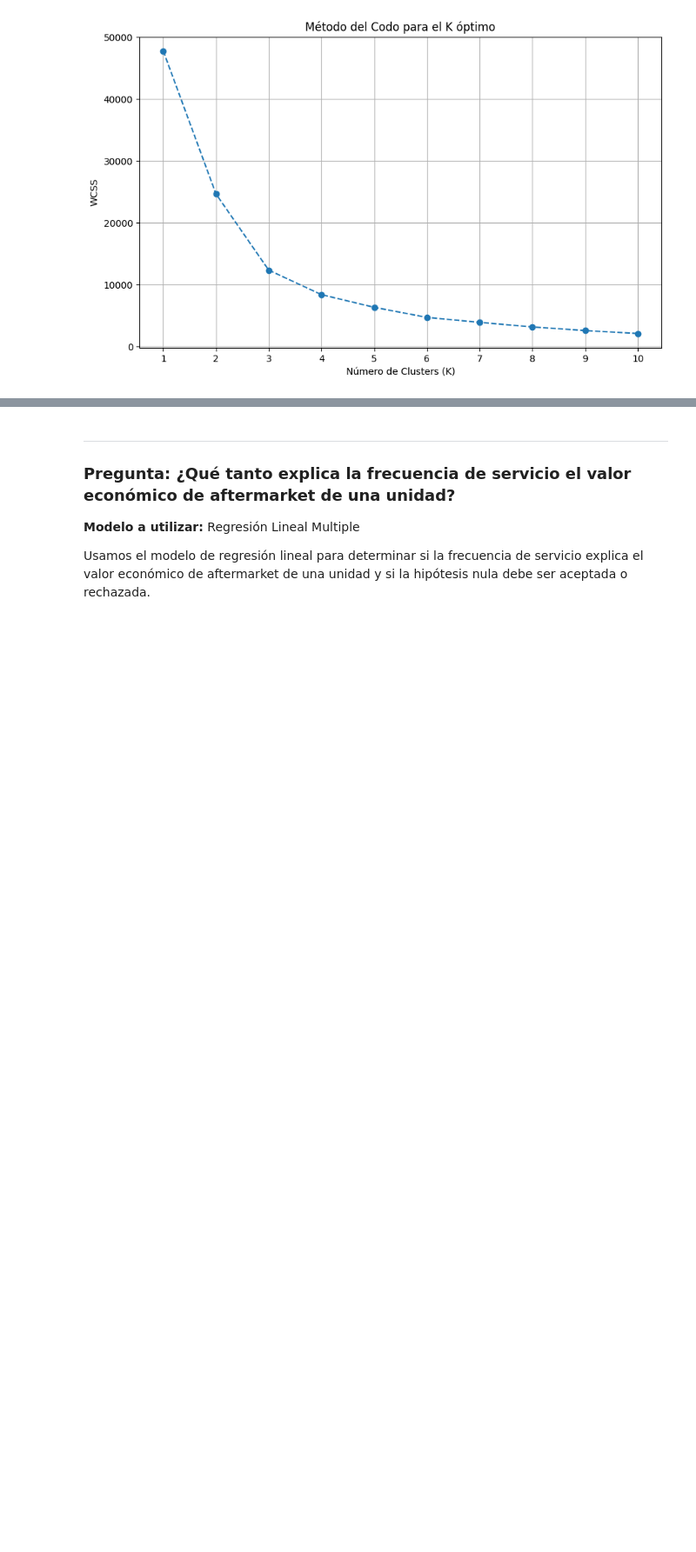
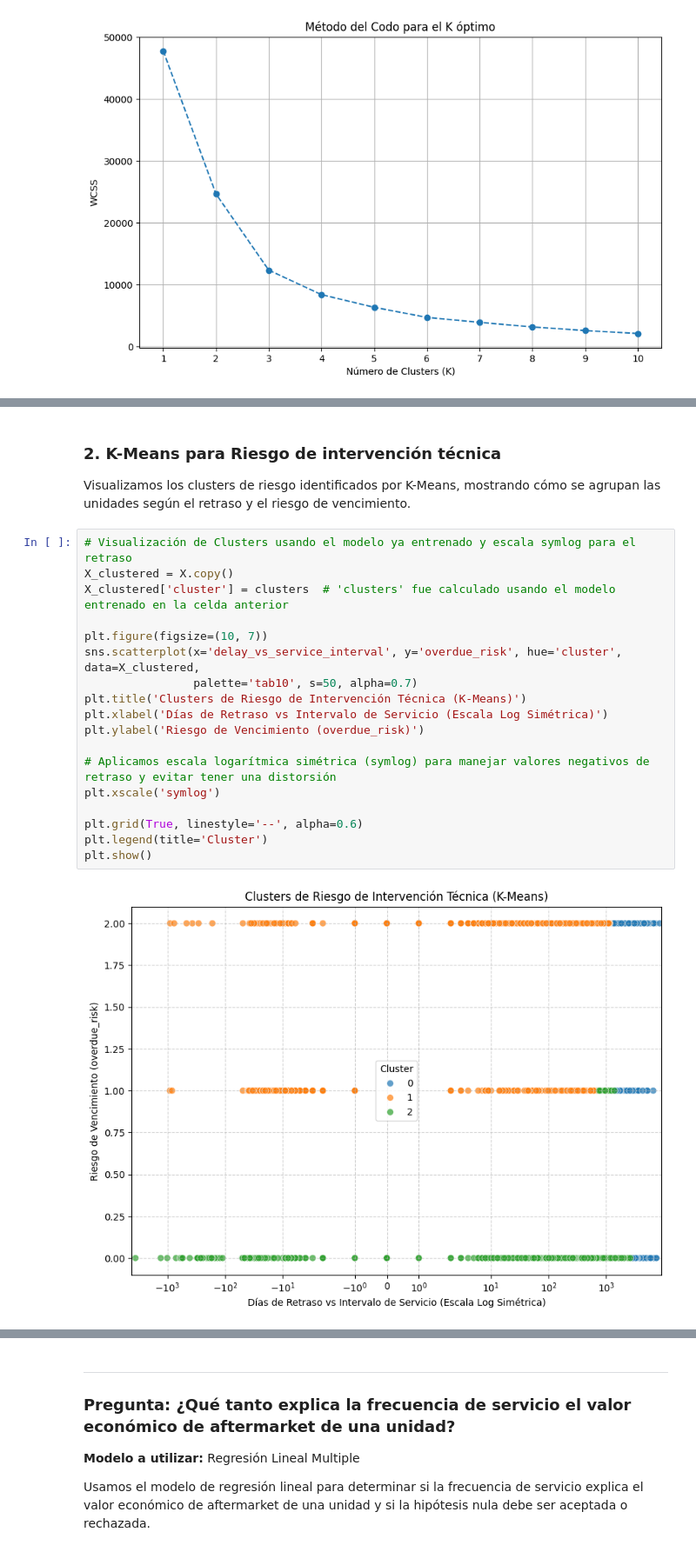
Before and after one commit to XimenaCantera/EMAX_CNHMX, a Jupyter notebook: notebooks/Evidencia_4.ipynb, the cells around one changed output, grey strips where cells are left out. Shown at 87% size. Drawn from its saved outputs; the diff is of its cells as text; blank space fills up the shorter version.

```diff
--- a/notebooks/Evidencia_4.ipynb
+++ b/notebooks/Evidencia_4.ipynb
@@ -850,3 +927,27 @@ En lugar de aplicar una estrategia única a todas las unidades (como implicaría
+# %% [markdown]
+### **2. K-Means para Riesgo de intervención técnica**
+
+Visualizamos los clusters de riesgo identificados por K-Means, mostrando cómo se agrupan las unidades según el retraso y el riesgo de vencimiento.
+# %%
+# Visualización de Clusters usando el modelo ya entrenado y escala symlog para el retraso
+X_clustered = X.copy()
+X_clustered['cluster'] = clusters  # 'clusters' fue calculado usando el modelo entrenado en la celda anterior
+
+plt.figure(figsize=(10, 7))
+sns.scatterplot(x='delay_vs_service_interval', y='overdue_risk', hue='cluster', data=X_clustered,
+                palette='tab10', s=50, alpha=0.7)
+plt.title('Clusters de Riesgo de Intervención Técnica (K-Means)')
+plt.xlabel('Días de Retraso vs Intervalo de Servicio (Escala Log Simétrica)')
+plt.ylabel('Riesgo de Vencimiento (overdue_risk)')
+
+# Aplicamos escala logarítmica simétrica (symlog) para manejar valores negativos de retraso y evitar tener una distorsión
+plt.xscale('symlog')
+
+plt.grid(True, linestyle='--', alpha=0.6)
+plt.legend(title='Cluster')
+plt.show()
+# %% [output]
+[figure, added]
 # %% [markdown]
 ----------------------
 ### **Pregunta:** ¿Cómo se asocia el riesgo de intervención técnica con el estatus y el nivel de SEVERITY_LEVEL?
```
Also changed, not shown: parts of 96 cells of this notebook, 1 other file.
